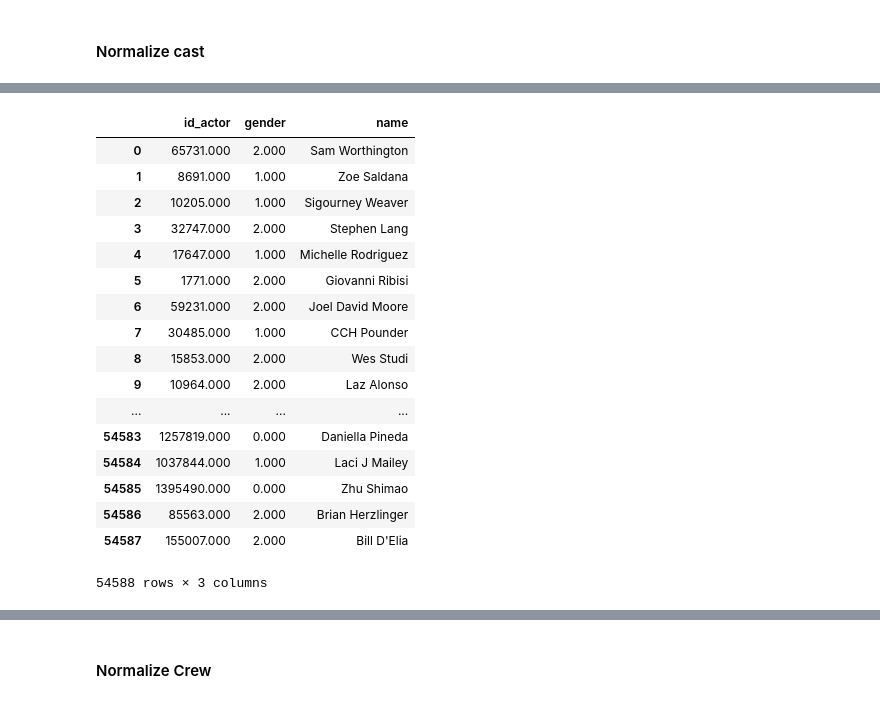
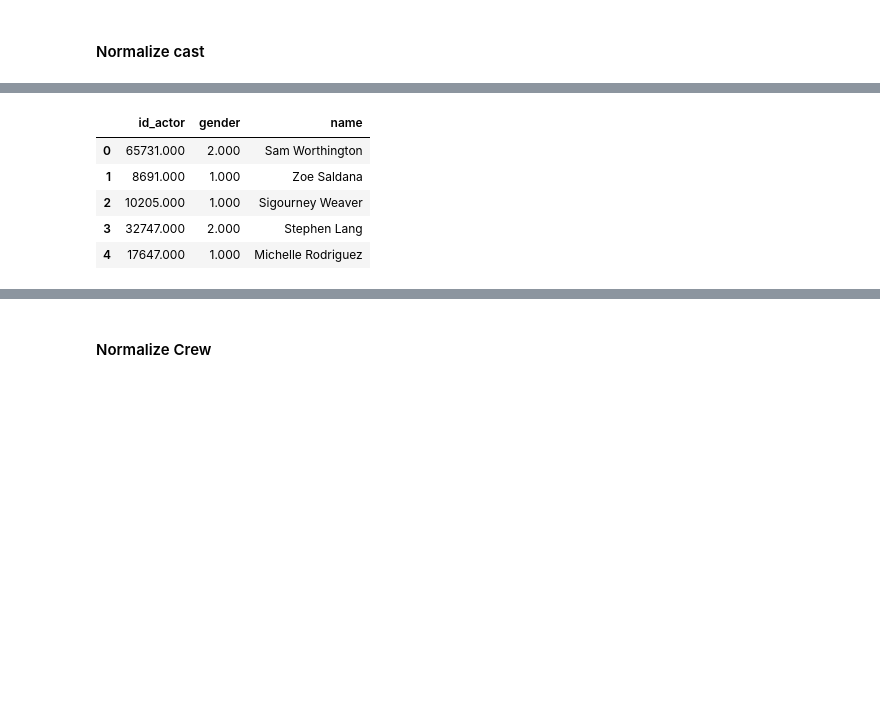
Before and after one commit to Comollo/Computer-Science, a Jupyter notebook: Computer_Science_Project.ipynb, the cells around one changed output, grey strips where cells are left out. Cells and saved outputs as stored; diff of their text form; code cells hidden in the pictures; blank space fills up the shorter version.

```diff
--- a/Computer_Science_Project.ipynb
+++ b/Computer_Science_Project.ipynb
@@ -405,23 +374,11 @@ cast[["credit_id", "cast_id", "character", "id_actor", "movie_id"]]
 # %%
 actor = normalize_by_key(concatenate_cast, "id_actor")
-actor[["id_actor", "gender","name"]]
+actor[["id_actor", "gender","name"]].head()
 # %% [output]
 |  | id_actor | gender | name |
 | 0 | 65731.000 | 2.000 | Sam Worthington |
 | 1 | 8691.000 | 1.000 | Zoe Saldana |
 | 2 | 10205.000 | 1.000 | Sigourney Weaver |
 | 3 | 32747.000 | 2.000 | Stephen Lang |
 | 4 | 17647.000 | 1.000 | Michelle Rodriguez |
-| 5 | 1771.000 | 2.000 | Giovanni Ribisi |
-| 6 | 59231.000 | 2.000 | Joel David Moore |
-| 7 | 30485.000 | 1.000 | CCH Pounder |
-| 8 | 15853.000 | 2.000 | Wes Studi |
-| 9 | 10964.000 | 2.000 | Laz Alonso |
-| ... | ... | ... | ... |
-| 54583 | 1257819.000 | 0.000 | Daniella Pineda |
-| 54584 | 1037844.000 | 1.000 | Laci J Mailey |
-| 54585 | 1395490.000 | 0.000 | Zhu Shimao |
-| 54586 | 85563.000 | 2.000 | Brian Herzlinger |
-| 54587 | 155007.000 | 2.000 | Bill D'Elia |
-54588 rows × 3 columns
 # %%
```
Also changed, not shown: parts of 24 cells of this notebook, 2 other files.
